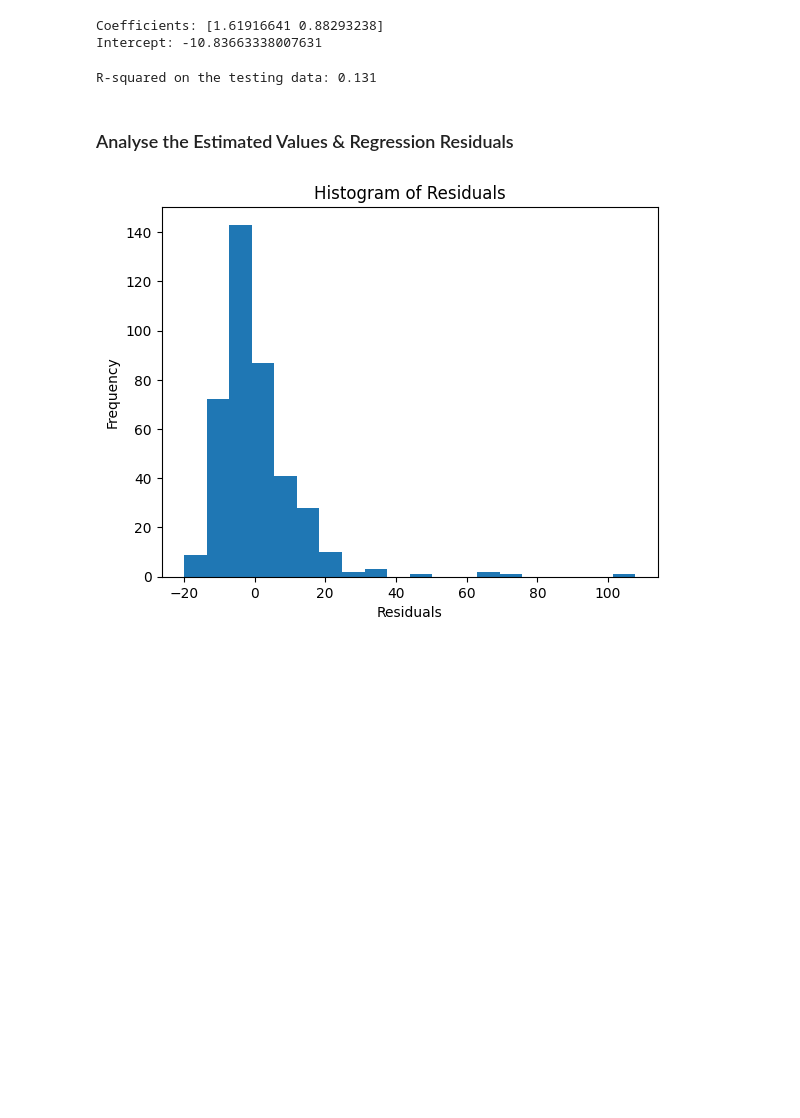
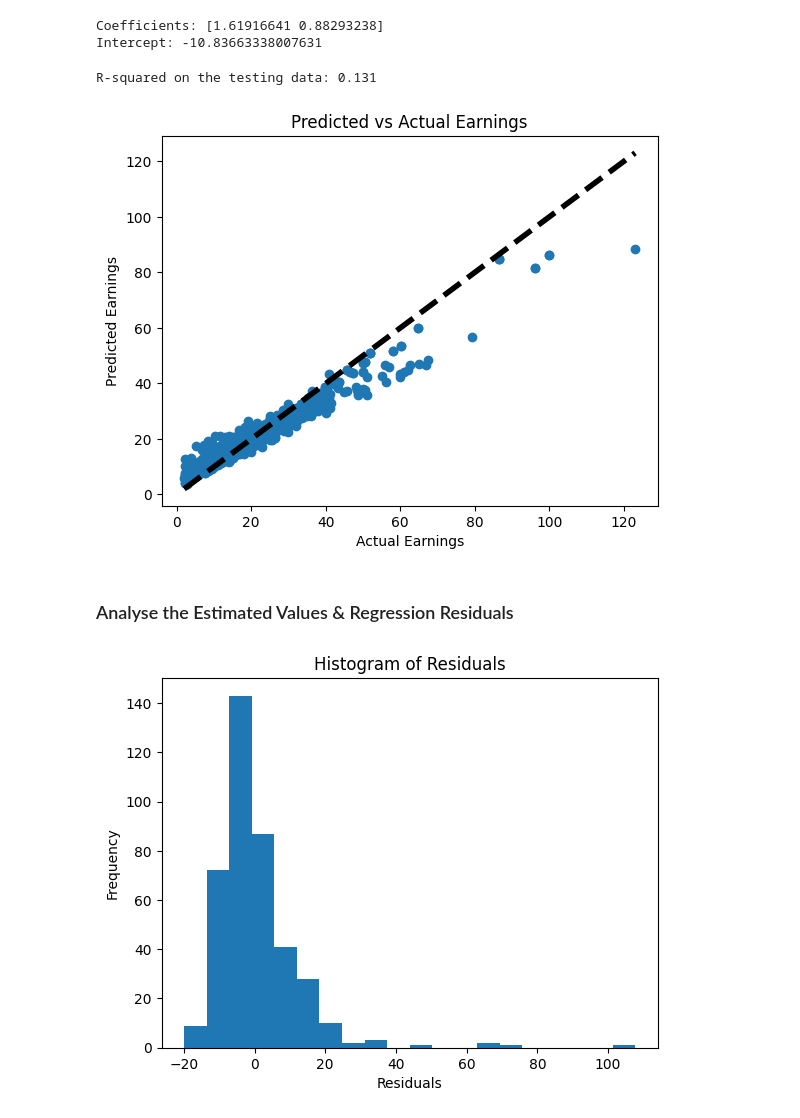
Before and after one commit to Mrcl3/20_Python_projects, a Jupyter notebook: Determinants of earnings/earnings_prediction.ipynb, the cells around one changed output. Saved outputs shown, nothing was run; the diff lists cells and outputs as text; code cells hidden in the pictures; blank space fills up the shorter version.

Commit message:
Adding visualizations

```diff
--- a/Determinants of earnings/earnings_prediction.ipynb
+++ b/Determinants of earnings/earnings_prediction.ipynb
@@ -355,6 +355,18 @@ r2_test = r2_score(y_test, y_pred_test)
 print(f"R-squared on the testing data: {r2_test:.3f}")
 # %% [output]
 R-squared on the testing data: 0.131
+# %%
+import matplotlib.pyplot as plt
+
+# create a scatter plot of the predicted vs actual earnings
+plt.scatter(y_test, y_pred_test)
+plt.plot([y_test.min(), y_test.max()], [y_test.min(), y_test.max()], 'k--', lw=4)
+plt.xlabel('Actual Earnings')
+plt.ylabel('Predicted Earnings')
+plt.title('Predicted vs Actual Earnings')
+plt.show()
+# %% [output]
+[figure, added]
 # %% [markdown]
 ### Analyse the Estimated Values & Regression Residuals
 # %%
```
Also changed, not shown: parts of 8 cells of this notebook.
